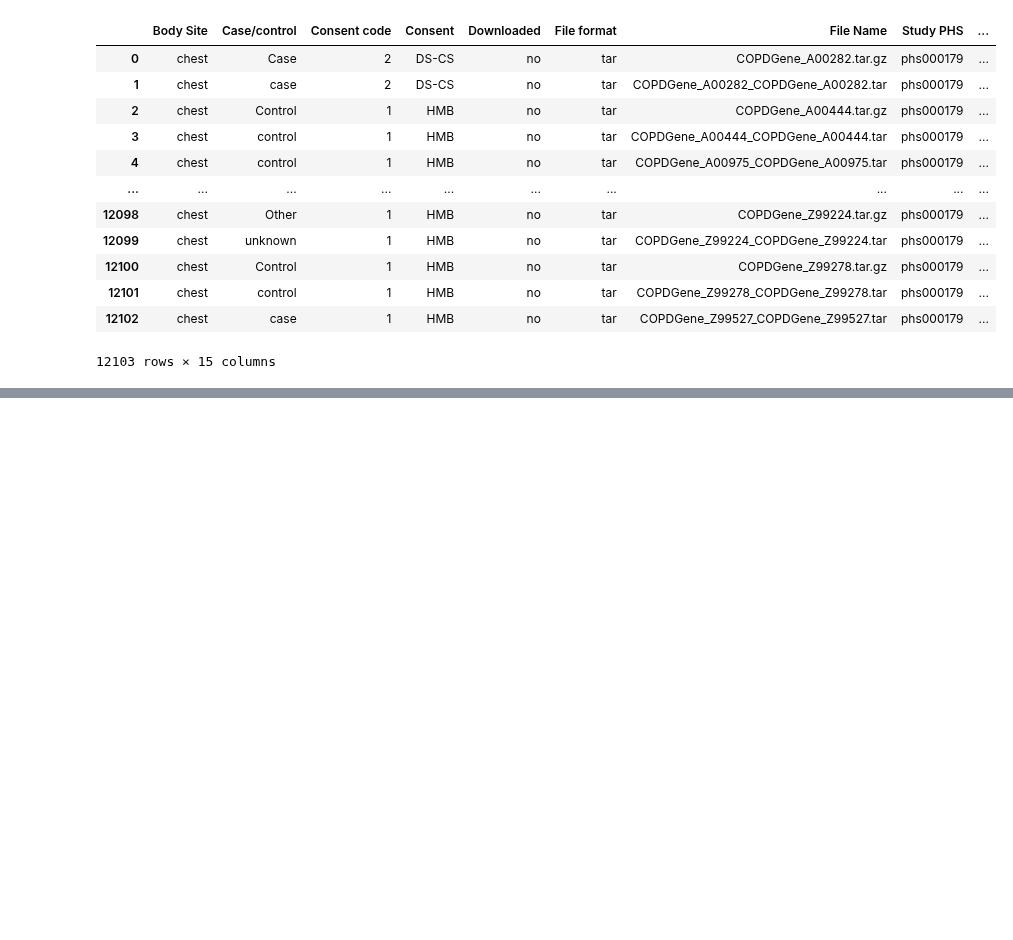
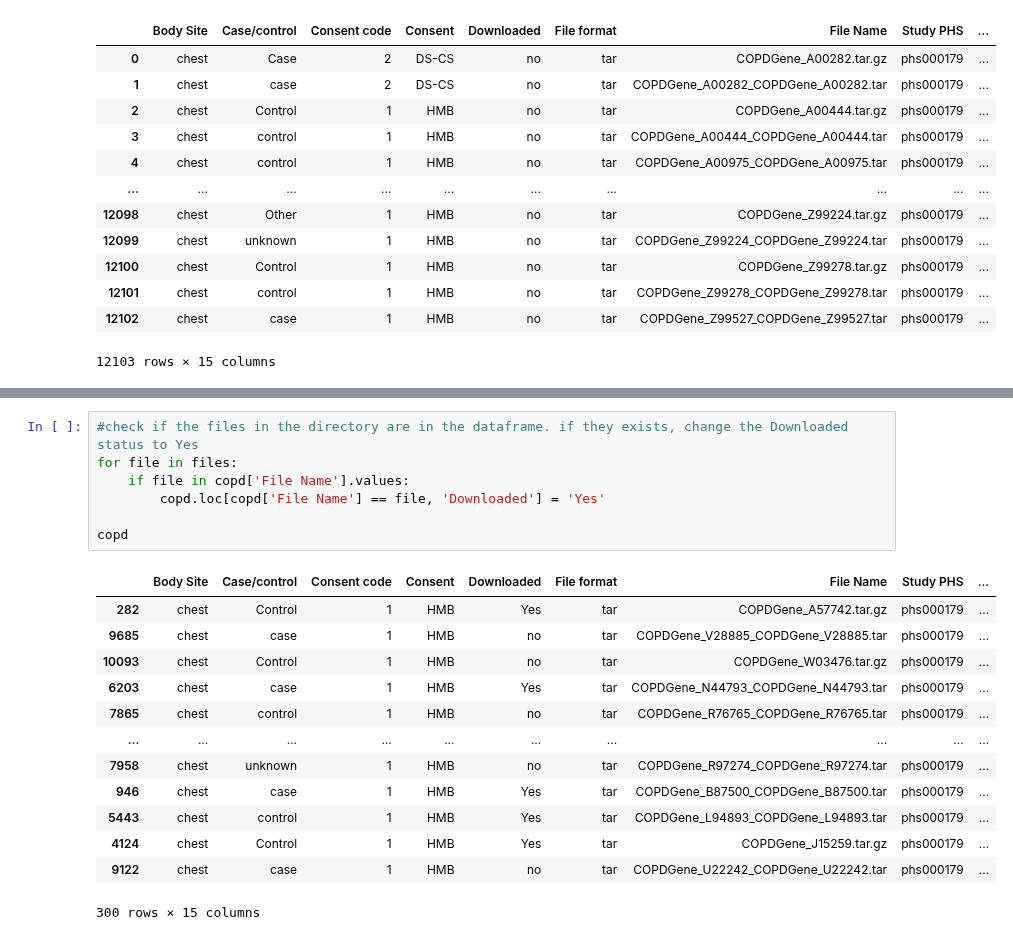
Before and after one commit to MASILab/Inhale_Exhale_CT, a Jupyter notebook: make_data/COPDGene_characterization.ipynb, the cells around one changed output, grey strips where cells are left out. Cells and saved outputs as stored; diff of their text form; blank space fills up the shorter version.

Commit message:
COPD sampled data characterization

```diff
--- a/make_data/COPDGene_characterization.ipynb
+++ b/make_data/COPDGene_characterization.ipynb
@@ -85,0 +106,21 @@ files = os.listdir("/fs5/p_masi/krishar1/COPDGENE/new")
+# %%
+#check if the files in the directory are in the dataframe. if they exists, change the Downloaded status to Yes
+for file in files:
+    if file in copd['File Name'].values:
+        copd.loc[copd['File Name'] == file, 'Downloaded'] = 'Yes'
+
+copd
+# %% [output]
+|  | Body Site | Case/control | Consent code | Consent | Downloaded | File format | File Name | Study PHS | ... |
+| 282 | chest | Control | 1 | HMB | Yes | tar | COPDGene_A57742.tar.gz | phs000179 | ... |
+| 9685 | chest | case | 1 | HMB | no | tar | COPDGene_V28885_COPDGene_V28885.tar | phs000179 | ... |
+| 10093 | chest | Control | 1 | HMB | no | tar | COPDGene_W03476.tar.gz | phs000179 | ... |
+| 6203 | chest | case | 1 | HMB | Yes | tar | COPDGene_N44793_COPDGene_N44793.tar | phs000179 | ... |
+| 7865 | chest | control | 1 | HMB | no | tar | COPDGene_R76765_COPDGene_R76765.tar | phs000179 | ... |
+| ... | ... | ... | ... | ... | ... | ... | ... | ... | ... |
+| 7958 | chest | unknown | 1 | HMB | no | tar | COPDGene_R97274_COPDGene_R97274.tar | phs000179 | ... |
+| 946 | chest | case | 1 | HMB | Yes | tar | COPDGene_B87500_COPDGene_B87500.tar | phs000179 | ... |
+| 5443 | chest | control | 1 | HMB | Yes | tar | COPDGene_L94893_COPDGene_L94893.tar | phs000179 | ... |
+| 4124 | chest | Control | 1 | HMB | Yes | tar | COPDGene_J15259.tar.gz | phs000179 | ... |
+| 9122 | chest | case | 1 | HMB | no | tar | COPDGene_U22242_COPDGene_U22242.tar | phs000179 | ... |
+300 rows × 15 columns
```
Also changed, not shown: parts of 10 cells of this notebook.
